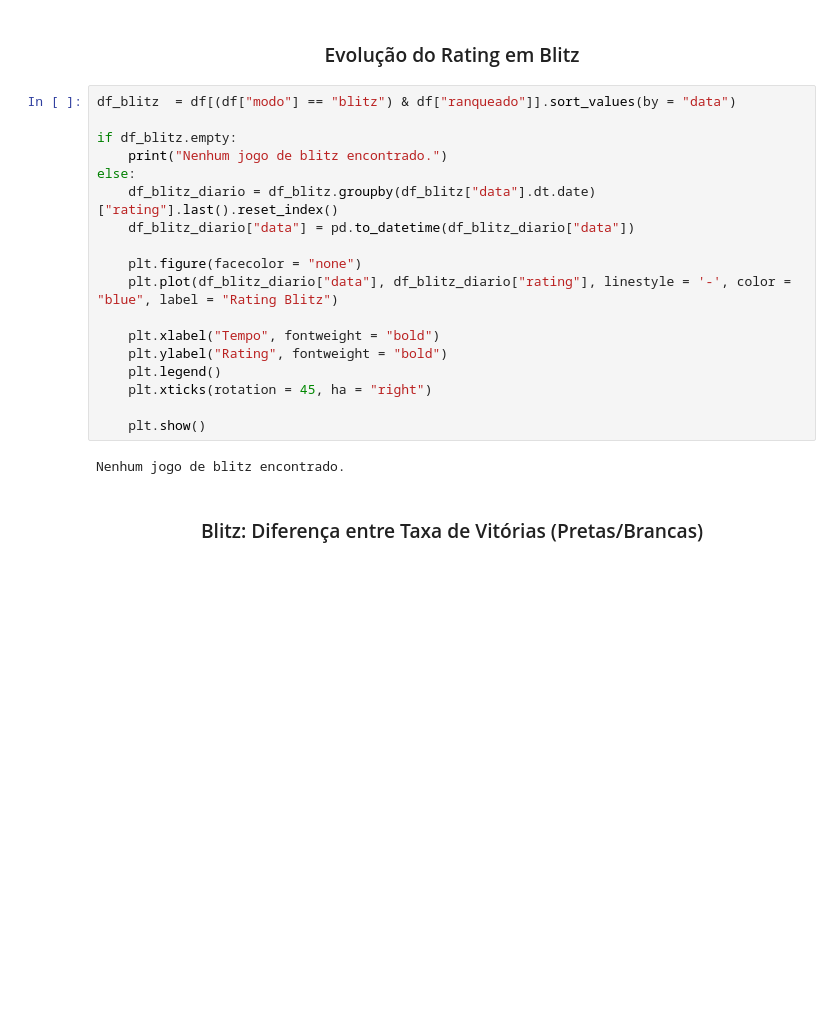
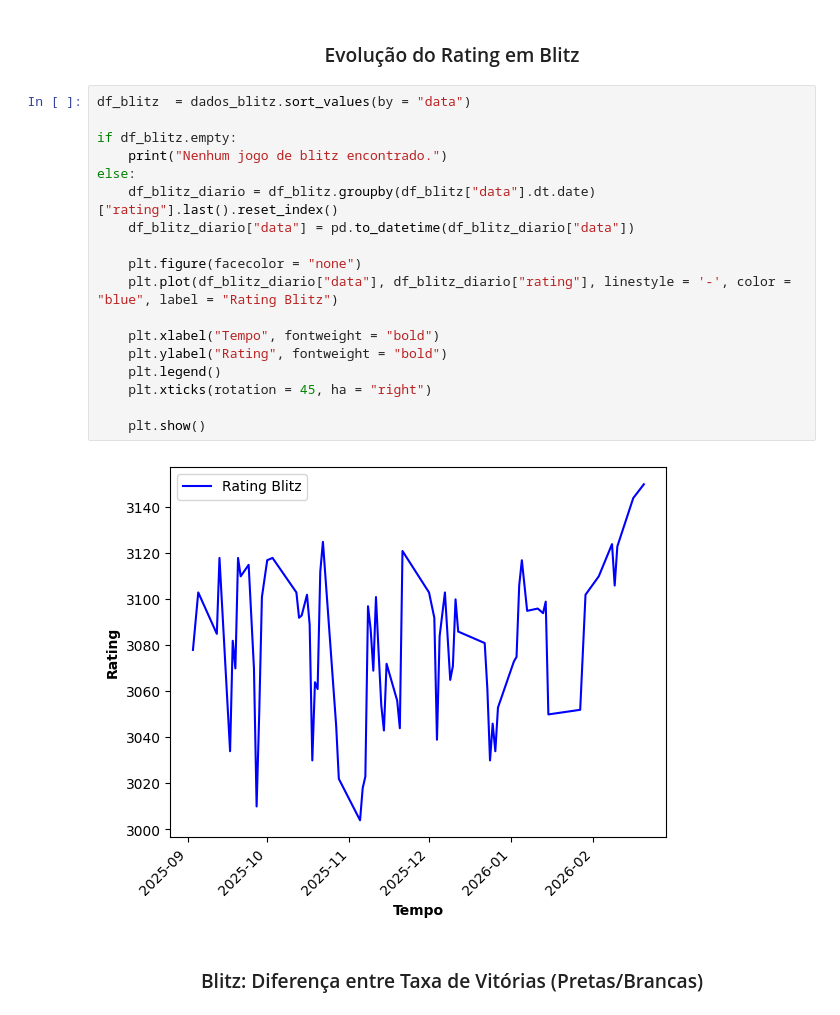
Before and after one commit to WryelTeodoroMorais/Chess_Analytics, a Jupyter notebook: Chess_Analytics.ipynb, the cells around one changed output. Drawn from its saved outputs; the diff is of its cells as text; blank space fills up the shorter version.

```diff
--- a/Chess_Analytics.ipynb
+++ b/Chess_Analytics.ipynb
@@ -219,25 +231,25 @@ else:
 # %% [markdown]
 ### <center> Evolução do Rating em Blitz
 # %%
-df_blitz  = df[(df["modo"] == "blitz") & df["ranqueado"]].sort_values(by = "data")
+df_blitz  = dados_blitz.sort_values(by = "data")
 
 if df_blitz.empty:
     print("Nenhum jogo de blitz encontrado.")
 else:
     df_blitz_diario = df_blitz.groupby(df_blitz["data"].dt.date)["rating"].last().reset_index()
     df_blitz_diario["data"] = pd.to_datetime(df_blitz_diario["data"])
 
     plt.figure(facecolor = "none")
     plt.plot(df_blitz_diario["data"], df_blitz_diario["rating"], linestyle = '-', color = "blue", label = "Rating Blitz")
 
     plt.xlabel("Tempo", fontweight = "bold")
     plt.ylabel("Rating", fontweight = "bold")
     plt.legend()
     plt.xticks(rotation = 45, ha = "right")
 
     plt.show()
 # %% [output]
-Nenhum jogo de blitz encontrado.
+[figure, added]
 # %% [markdown]
 ### <center> Blitz: Diferença entre Taxa de Vitórias (Pretas/Brancas)
 # %%
```
Also changed, not shown: parts of 10 cells of this notebook, 2 other files.
